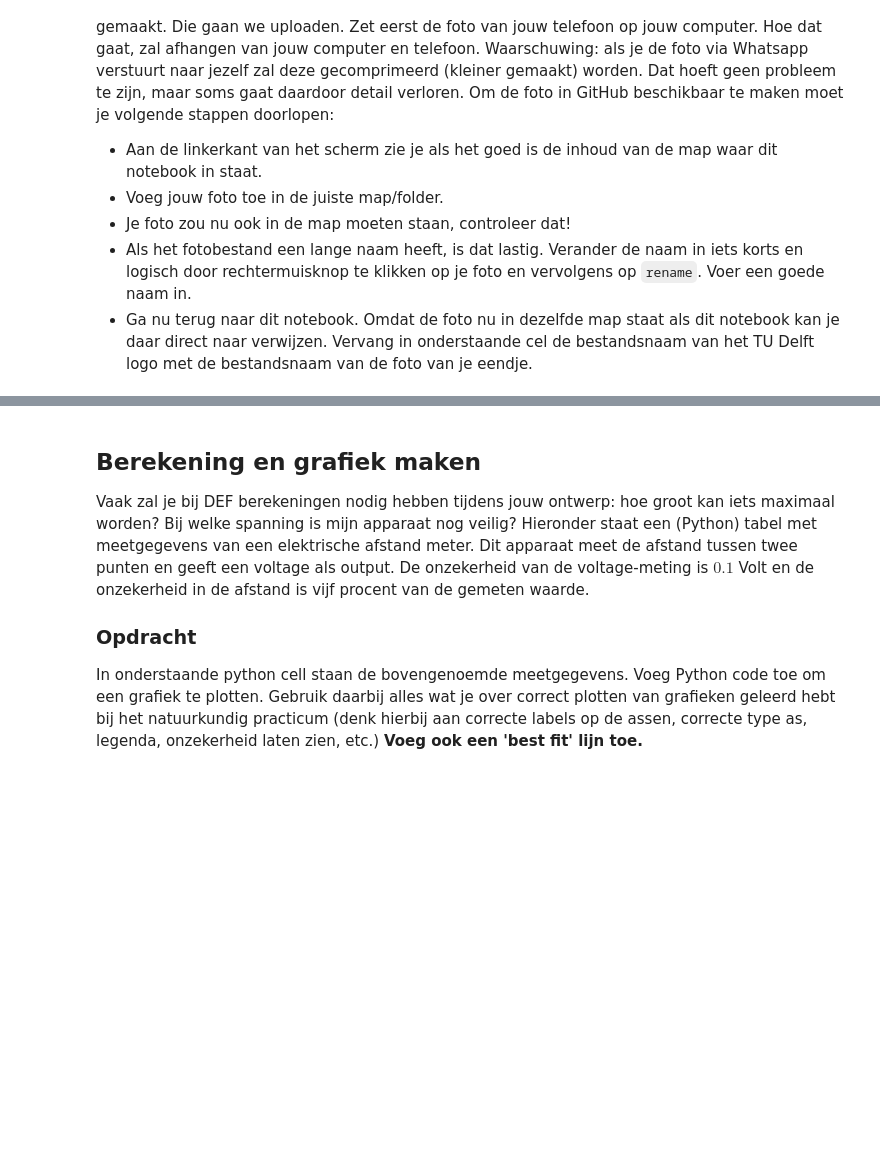
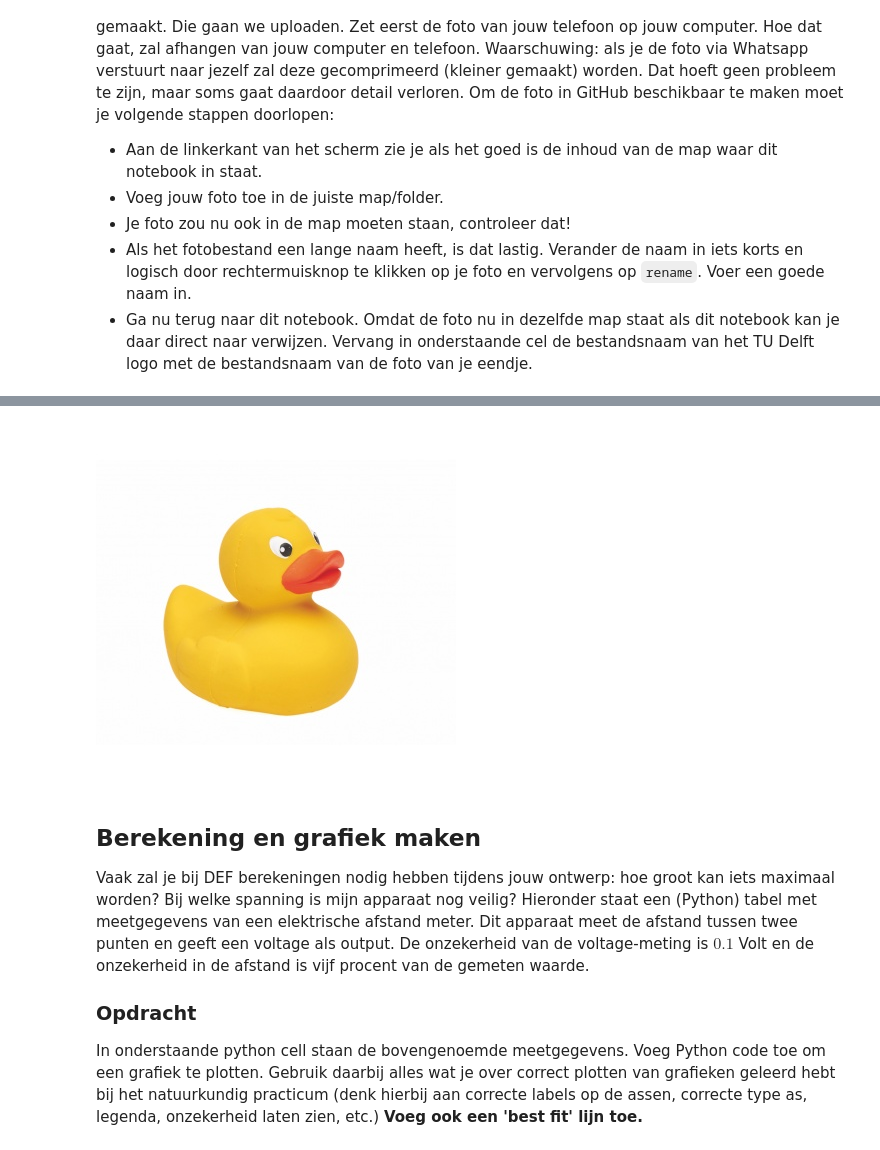
Before and after one commit to srahimbaksh/DEF-D-opdrachten, a Jupyter notebook: FysiekeOntwerpopdrachten/0KickOffDag/KickoffdagTestAssignment.ipynb, the cells around one changed output, grey strips where cells are left out. Cells and saved outputs as stored; diff of their text form; code cells hidden in the pictures; blank space fills up the shorter version.

```diff
--- a/FysiekeOntwerpopdrachten/0KickOffDag/KickoffdagTestAssignment.ipynb
+++ b/FysiekeOntwerpopdrachten/0KickOffDag/KickoffdagTestAssignment.ipynb
@@ -52,3 +51,8 @@ Tijdens het introductiecollege vanochtend heb je als het goed is een foto van jo
+# %%
+from IPython.display import Image
+Image("Bad eend.jpg")
+# %% [output]
+[figure, added]
 # %% [markdown]
 ## Berekening en grafiek maken
 
```
Also changed, not shown: parts of 1 cell of this notebook.
